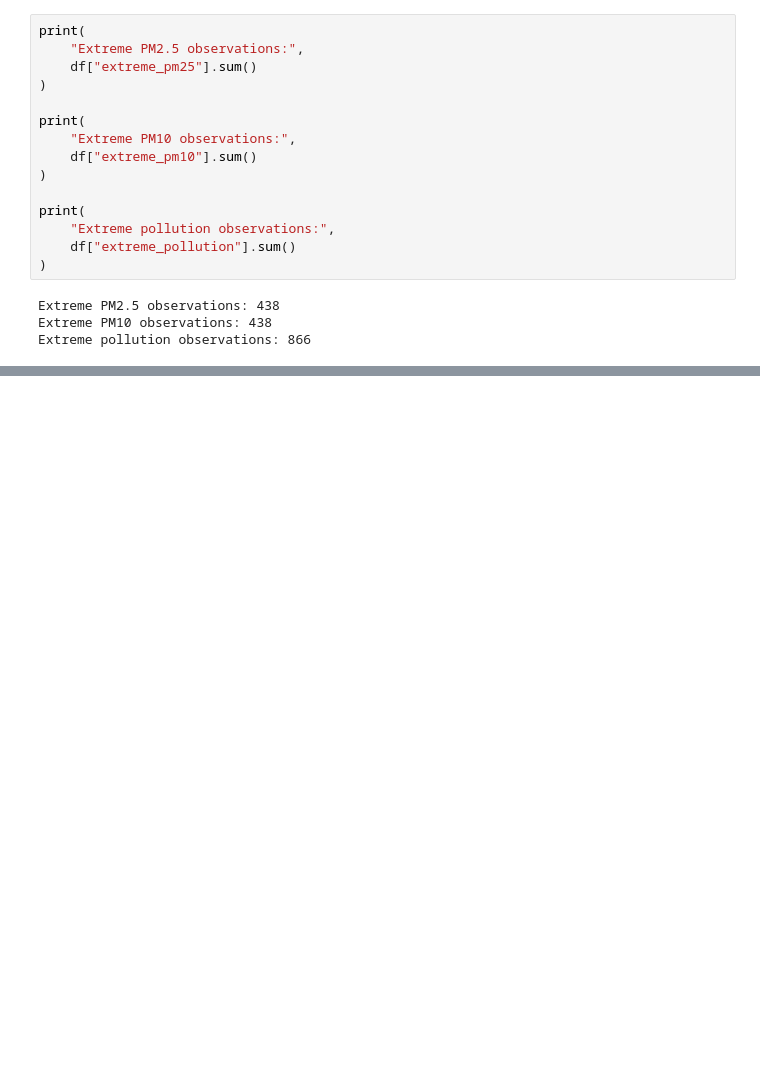
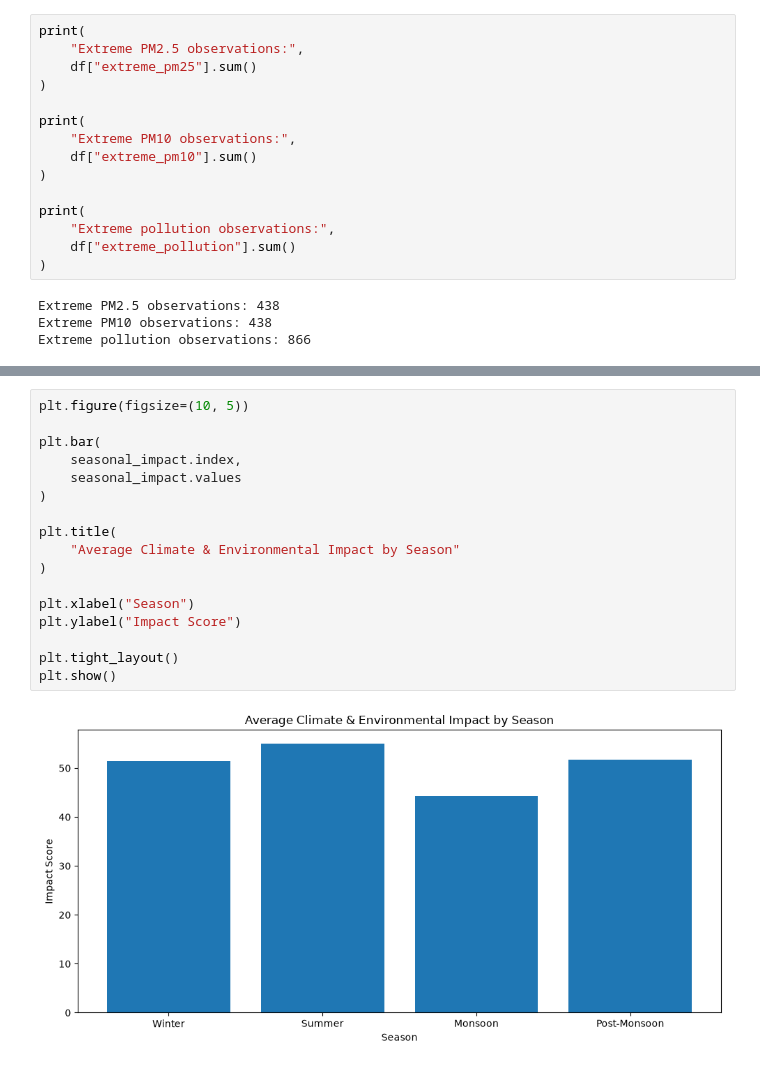
Before and after one commit to singhofficialsidharth-rgb/climate-impact-dashboard, a Jupyter notebook: notebooks/06_climate_impact_analysis.ipynb, the cells around one changed output, grey strips where cells are left out. Cells and saved outputs as stored; diff of their text form; blank space fills up the shorter version.

```diff
--- a/notebooks/06_climate_impact_analysis.ipynb
+++ b/notebooks/06_climate_impact_analysis.ipynb
@@ -380,0 +571,19 @@ Extreme pollution observations: 866
+# %%
+plt.figure(figsize=(10, 5))
+
+plt.bar(
+    seasonal_impact.index,
+    seasonal_impact.values
+)
+
+plt.title(
+    "Average Climate & Environmental Impact by Season"
+)
+
+plt.xlabel("Season")
+plt.ylabel("Impact Score")
+
+plt.tight_layout()
+plt.show()
+# %% [output]
+[figure, added]
```
Also changed, not shown: parts of 14 cells of this notebook, 3 other files.
